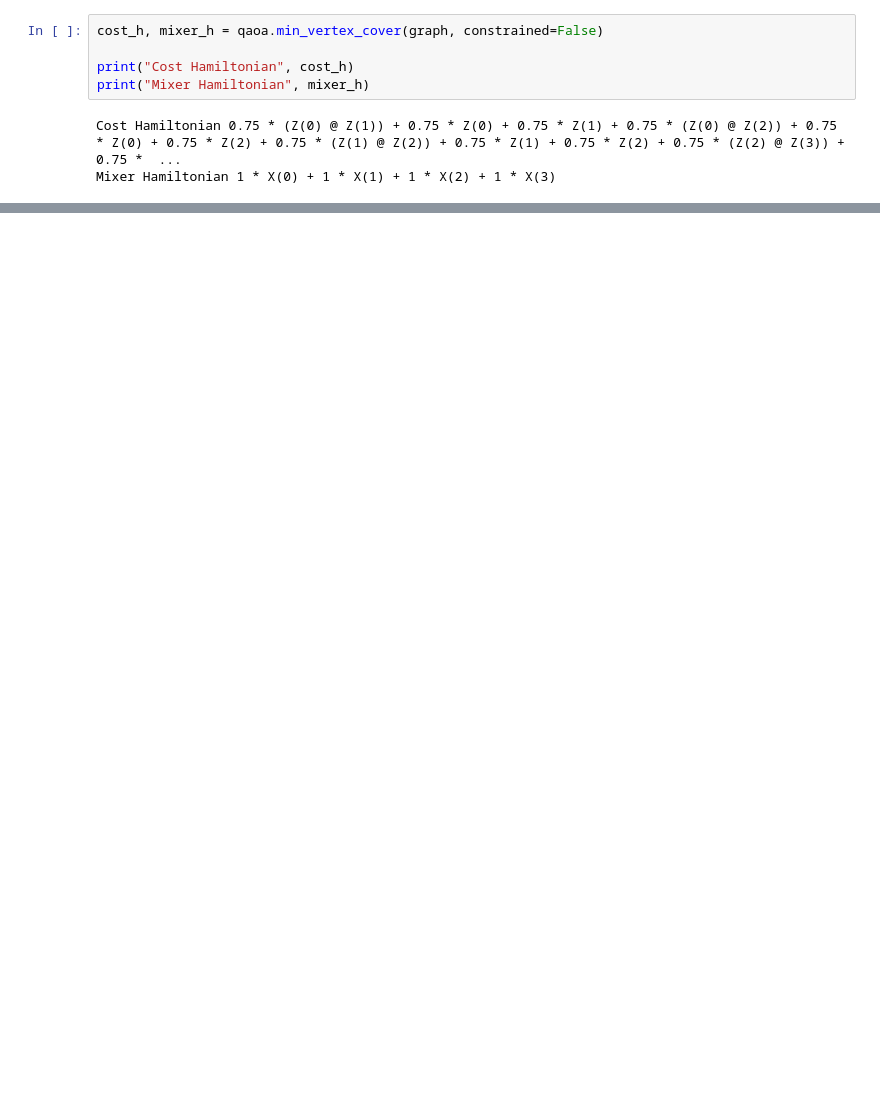
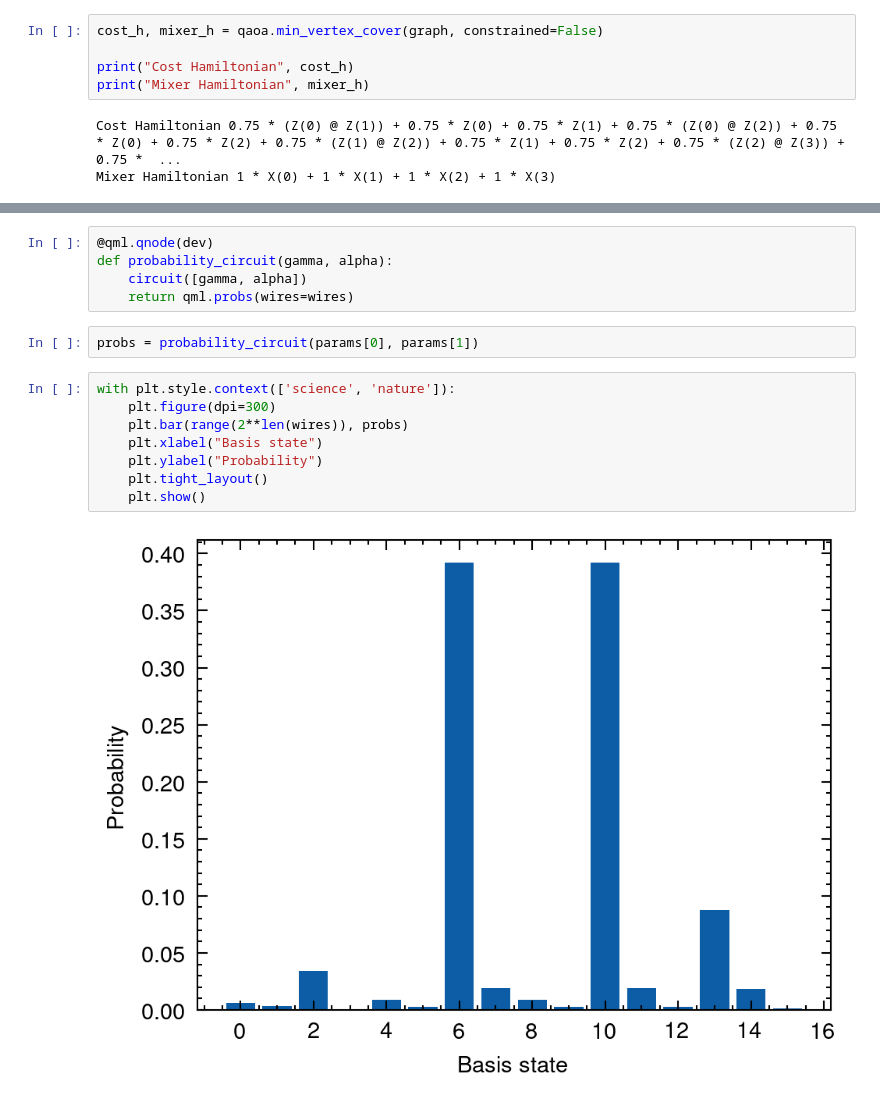
Before and after one commit to Axect/qip_tutorial, a Jupyter notebook: notebook/qaoa.ipynb, the cells around one changed output, grey strips where cells are left out. Drawn from its saved outputs; the diff is of its cells as text; blank space fills up the shorter version.

```diff
--- a/notebook/qaoa.ipynb
+++ b/notebook/qaoa.ipynb
@@ -225,0 +317,17 @@ $$
+# %%
+@qml.qnode(dev)
+def probability_circuit(gamma, alpha):
+    circuit([gamma, alpha])
+    return qml.probs(wires=wires)
+# %%
+probs = probability_circuit(params[0], params[1])
+# %%
+with plt.style.context(['science', 'nature']):
+    plt.figure(dpi=300)
+    plt.bar(range(2**len(wires)), probs)
+    plt.xlabel("Basis state")
+    plt.ylabel("Probability")
+    plt.tight_layout()
+    plt.show()
+# %% [output]
+[figure, added]
```
Also changed, not shown: parts of 31 cells of this notebook.
